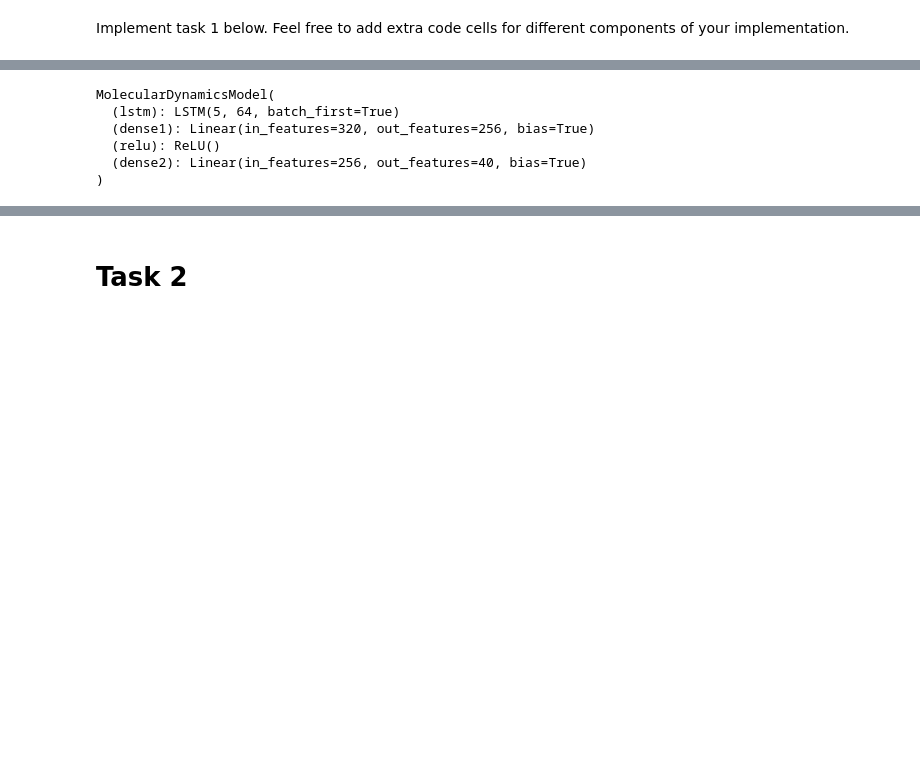
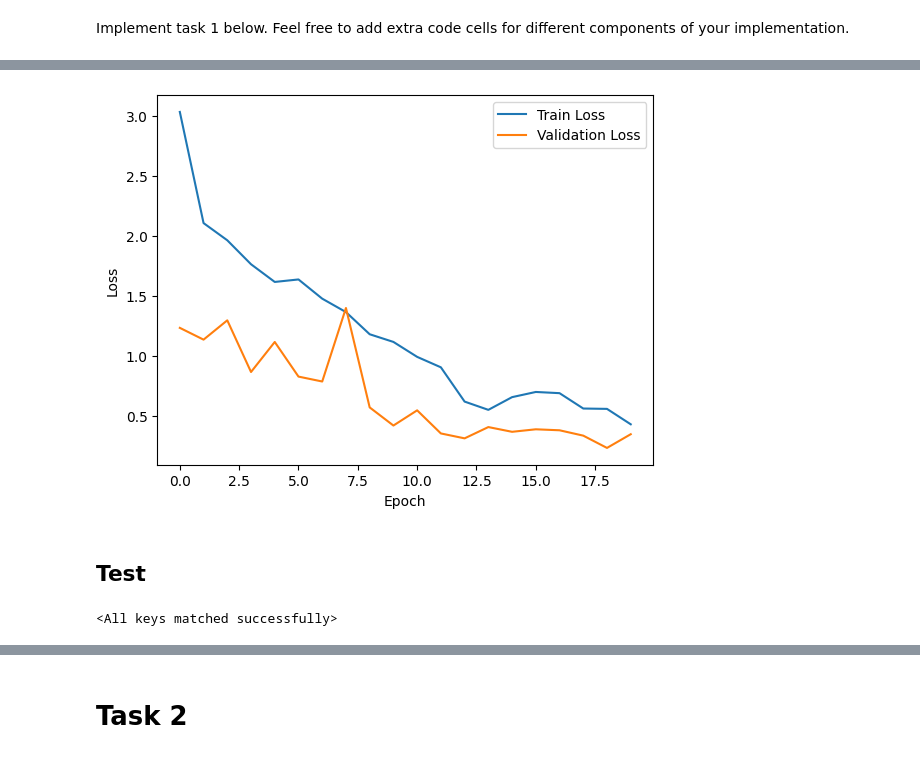
Before and after one commit to francescobrescia-tue/DeepLearningAssignment2, a Jupyter notebook: Assignment_2_Group_6.ipynb, the cells around one changed output, grey strips where cells are left out. Saved outputs shown, nothing was run; the diff lists cells and outputs as text; code cells hidden in the pictures; blank space fills up the shorter version.

```diff
--- a/Assignment_2_Group_6.ipynb
+++ b/Assignment_2_Group_6.ipynb
@@ -292,0 +517,3 @@ if TRAIN:
+# %%
+num_features = int(train_dataset[0].x.shape[1])
+num_features
@@ -292,0 +522,17 @@ if TRAIN:
+# %%
+from torch.optim import Adam
+
+# Hyperparameters
+hidden_dim = 64
+num_layers = 7
+learning_rate = 0.0001
+weight_decay = 0.0
+num_epochs = 20
+
+# Initialize the model, optimizer and loss function
+model = MpGNN(num_features, hidden_dim=hidden_dim, num_layers=num_layers) # initialize our GNN
+
+optimizer = Adam(model.parameters(), lr=learning_rate, weight_decay=weight_decay)
+criterion = torch.nn.MSELoss()
+
+model.to(device)  # and move to the GPU, if possible
@@ -293,15 +652,38 @@ if TRAIN:
+# %%
+# Plot the training and validation losses
+def plot_losses(train_losses, val_losses):
+    """
+    This function plots the training and validation losses over epochs.
+
+    Parameters:
+    train_losses (list): A list of training losses for each epoch.
+    val_losses (list): A list of validation losses for each epoch.
+
+    The function uses matplotlib to create a line plot of the training and validation losses.
+    The x-axis represents the epoch number and the y-axis represents the loss.
+    The training losses are plotted in one color and the validation losses are plotted in another color.
+    A legend is added to the plot to distinguish between the two lines.
+    Finally, the plot is displayed.
+    """
+    plt.plot(train_losses, label='Train Loss')
+    plt.plot(val_losses, label='Validation Loss')
+    plt.xlabel('Epoch')
+    plt.ylabel('Loss')
+    plt.legend()
+    plt.show()
+
+if TRAIN:
+    plot_losses(train_losses, val_losses)
+# %% [output]
+[figure, added]
+# %% [markdown]
+## Test
 # %%
 # Load the best model
-model = MolecularDynamicsModel(max_len=max_len, max_atoms=max_atoms)
+model = MpGNN(num_features, hidden_dim=hidden_dim, num_layers=num_layers)
 model.load_state_dict(torch.load('best_model.pth'))
-model.eval()
 # %% [output]
-MolecularDynamicsModel(
-  (lstm): LSTM(5, 64, batch_first=True)
-  (dense1): Linear(in_features=320, out_features=256, bias=True)
-  (relu): ReLU()
-  (dense2): Linear(in_features=256, out_features=40, bias=True)
-)
+<All keys matched successfully>
 # %%
 # Load and preprocess test data
 test_file_paths = glob.glob('data/task1_2/test/*.npz')
```
Also changed, not shown: parts of 37 cells of this notebook, 4 other files.
